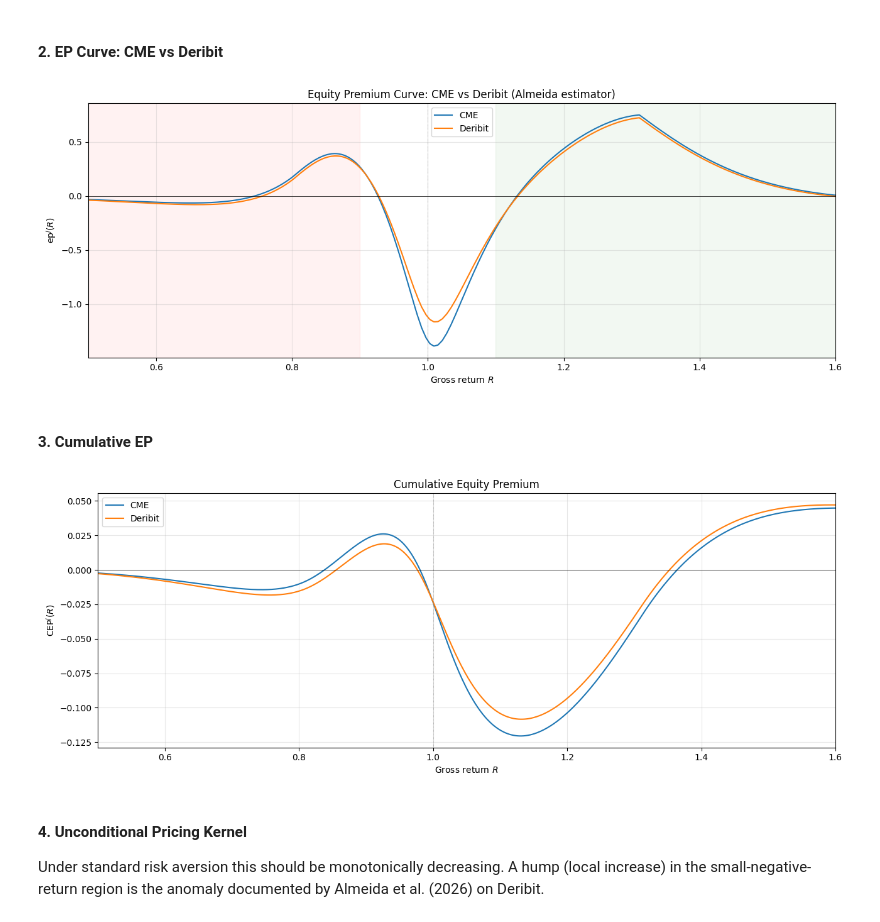
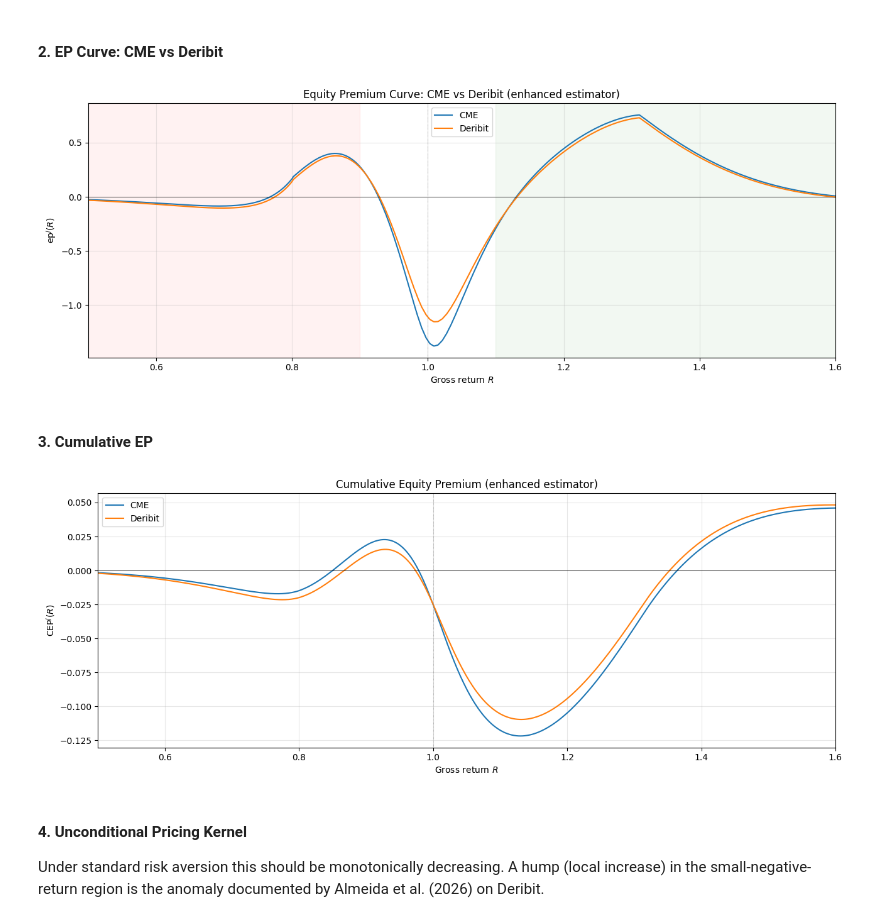
Before and after one commit to Lldelduca/bitcoin-risk-premia, a Jupyter notebook: notebooks/02_ep_decomposition.ipynb, the cells around one changed output. Cells and saved outputs as stored; diff of their text form; code cells hidden in the pictures.

```diff
--- a/notebooks/02_ep_decomposition.ipynb
+++ b/notebooks/02_ep_decomposition.ipynb
@@ -22,15 +22,15 @@ TAB_DIR = RES_P2 / 'tables'
 FIG_DIR.mkdir(parents=True, exist_ok=True)
 TAB_DIR.mkdir(parents=True, exist_ok=True)
 
-# Load densities
 d = np.load(DATA_P2 / 'phase2_densities.npz')
 R = d['R_grid']
-p_alm = d['p_almeida']
+p_enh = d['p_almeida']
+p_van = d['p_vanilla']
 p_kde = d['p_kde']
 q_cme = d['q_cme']
 q_der = d['q_der']
 
-# Load summary
+# Load summary (three estimators x two venues)
 summary = pd.read_csv(TAB_DIR / 'ep_decomposition_summary.csv')
 print("--- EP Decomposition Summary ---")
 print(summary.to_string(index=False))
@@ -64,8 +86,8 @@ plt.show()
 # %% [markdown]
 #### 2. EP Curve: CME vs Deribit
 # %%
-ep_cme = (p_alm - q_cme) * R
-ep_der = (p_alm - q_der) * R
+ep_cme = (p_enh - q_cme) * R
+ep_der = (p_enh - q_der) * R
 
 fig, ax = plt.subplots(figsize=(13, 5))
 ax.plot(R, ep_cme, 'C0-', lw=1.5, label='CME')
@@ -77,34 +99,36 @@ ax.axvspan(1.10, R[-1], alpha=0.05, color='green')
 ax.set_xlabel('Gross return $R$')
 ax.set_ylabel(r'$\mathrm{ep}^j(R)$')
 ax.set_xlim(0.5, 1.6)
-ax.set_title('Equity Premium Curve: CME vs Deribit (Almeida estimator)')
+ax.set_title('Equity Premium Curve: CME vs Deribit (enhanced estimator)')
 ax.legend()
 plt.tight_layout()
 plt.savefig(FIG_DIR / 'fig_ep_curve.png', dpi=150)
 plt.show()
 # %% [output]
-[figure, old version]
+[figure, new version]
 # %% [markdown]
 #### 3. Cumulative EP
 # %%
-cep_cme = np.cumsum(np.diff(R, prepend=R[0]) * ep_cme)
-cep_der = np.cumsum(np.diff(R, prepend=R[0]) * ep_der)
+from scipy.integrate import cumulative_trapezoid
+
+cep_cme = cumulative_trapezoid(ep_cme, R, initial=0.0)
+cep_der = cumulative_trapezoid(ep_der, R, initial=0.0)
 
 fig, ax = plt.subplots(figsize=(13, 5))
 ax.plot(R, cep_cme, 'C0-', lw=1.5, label='CME')
 ax.plot(R, cep_der, 'C1-', lw=1.5, label='Deribit')
 ax.axhline(0, color='black', lw=0.5)
 ax.axvline(1.0, color='gray', lw=0.5, ls=':')
 ax.set_xlabel('Gross return $R$')
 ax.set_ylabel(r'$\mathrm{CEP}^j(R)$')
 ax.set_xlim(0.5, 1.6)
-ax.set_title('Cumulative Equity Premium')
+ax.set_title('Cumulative Equity Premium (enhanced estimator)')
 ax.legend()
 plt.tight_layout()
 plt.savefig(FIG_DIR / 'fig_cep_curve.png', dpi=150)
 plt.show()
 # %% [output]
-[figure, old version]
+[figure, new version]
 # %% [markdown]
 #### 4. Unconditional Pricing Kernel
 
```
Also changed, not shown: parts of 10 cells of this notebook, 21 other files.
